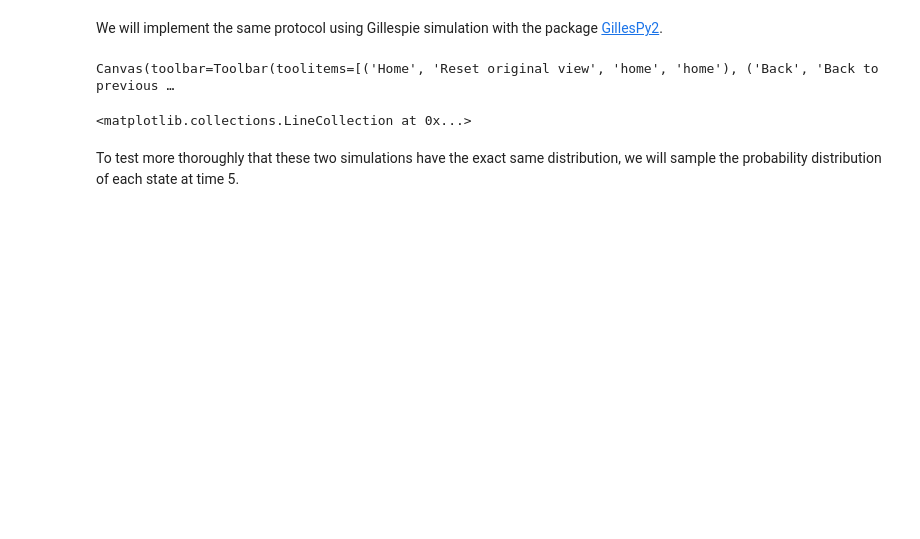
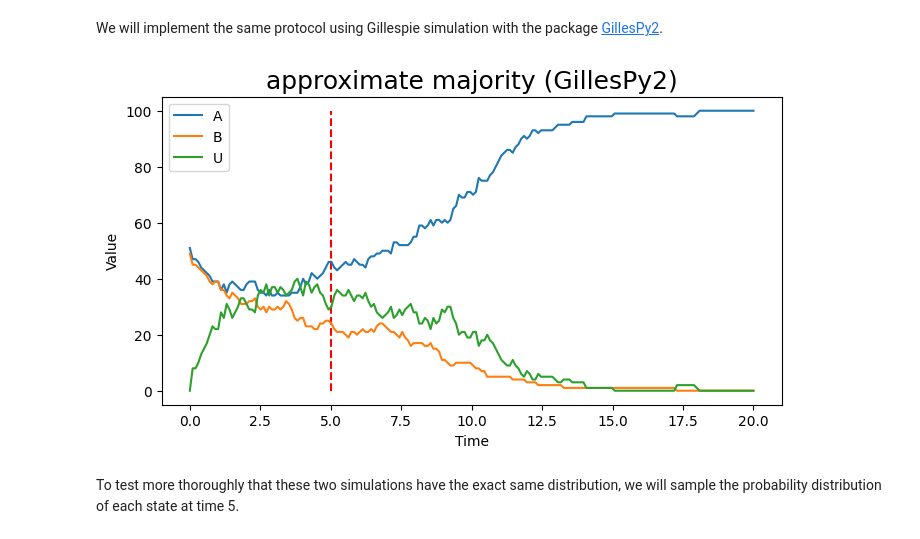
Before and after one commit to UC-Davis-molecular-computing/ppsim, a Jupyter notebook: examples/crn.ipynb, the cells around one changed output. Drawn from its saved outputs; the diff is of its cells as text; code cells hidden in the pictures; blank space fills up the shorter version.

```diff
--- a/examples/crn.ipynb
+++ b/examples/crn.ipynb
@@ -36,13 +37,13 @@ We will implement the same protocol using Gillespie simulation with the package
 # %%
 import gillespy2
 model = pp.gillespy2_format(init_config, approx_majority, n)
-model.timespan(np.linspace(0,30,300))
-model.run().plot(figsize = (6, 4), title='Approximate Majority')
+model.timespan(np.linspace(0,20,200))
+results = model.run()
+results.plot(figsize=(8,4), title='approximate majority (GillesPy2)')
 end_time = 5
-plt.vlines(end_time, 0, n, color='r',linestyles = 'dashed')
+line = plt.vlines(end_time, 0, n, color='r',linestyles = 'dashed')
 # %% [output]
-Canvas(toolbar=Toolbar(toolitems=[('Home', 'Reset original view', 'home', 'home'), ('Back', 'Back to previous …
-<matplotlib.collections.LineCollection at 0x...>
+[figure, added]
 # %% [markdown]
 To test more thoroughly that these two simulations have the exact same distribution, we will sample the probability distribution of each state at time 5.
 # %%
```
Also changed, not shown: parts of 73 cells of this notebook, 13 other files.
